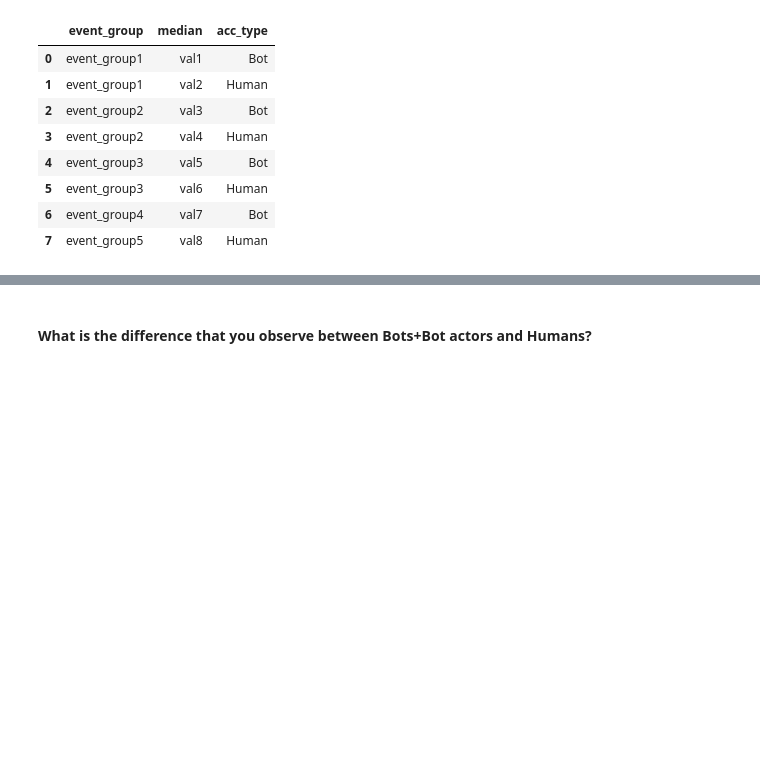
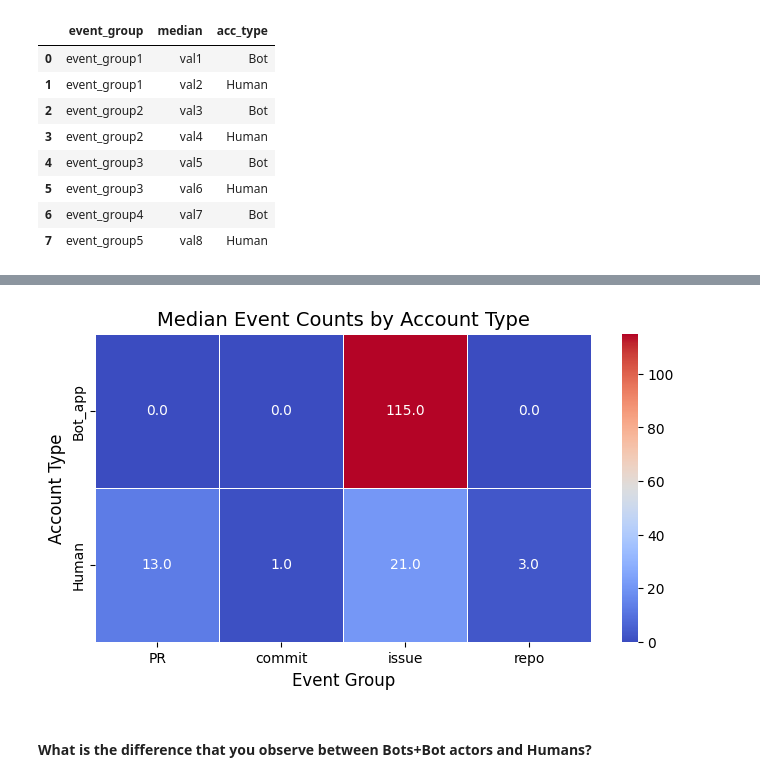
Before and after one commit to ToneskoNewAccount/Software_Evolution_TP_bots, a Jupyter notebook: TP_bots_template.ipynb, the cells around one changed output, grey strips where cells are left out. Saved outputs shown, nothing was run; the diff lists cells and outputs as text; code cells hidden in the pictures; blank space fills up the shorter version.

```diff
--- a/TP_bots_template.ipynb
+++ b/TP_bots_template.ipynb
@@ -514,5 +599,19 @@ df_medians.pivot(index='acc_type', columns='event_group', values='median')#.rese
 # %%
 # YOUR CODE BELOW
+# Pivot the DataFrame so that 'acc_type' becomes the index and 'event_group' the columns
+heatmap_data = df_medians.pivot(index='acc_type', columns='event_group', values='median')
+
+# Create the heatmap
+plt.figure(figsize=(8, 4))
+sns.heatmap(heatmap_data, annot=True, cmap="coolwarm", fmt=".1f", linewidths=0.5)
+
+plt.title("Median Event Counts by Account Type", fontsize=14)
+plt.xlabel("Event Group", fontsize=12)
+plt.ylabel("Account Type", fontsize=12)
+
+plt.show()
+# %% [output]
+[figure, added]
 # %%
 # YOUR CODE BELOW
 # %% [markdown]
```
Also changed, not shown: parts of 9 cells of this notebook.
